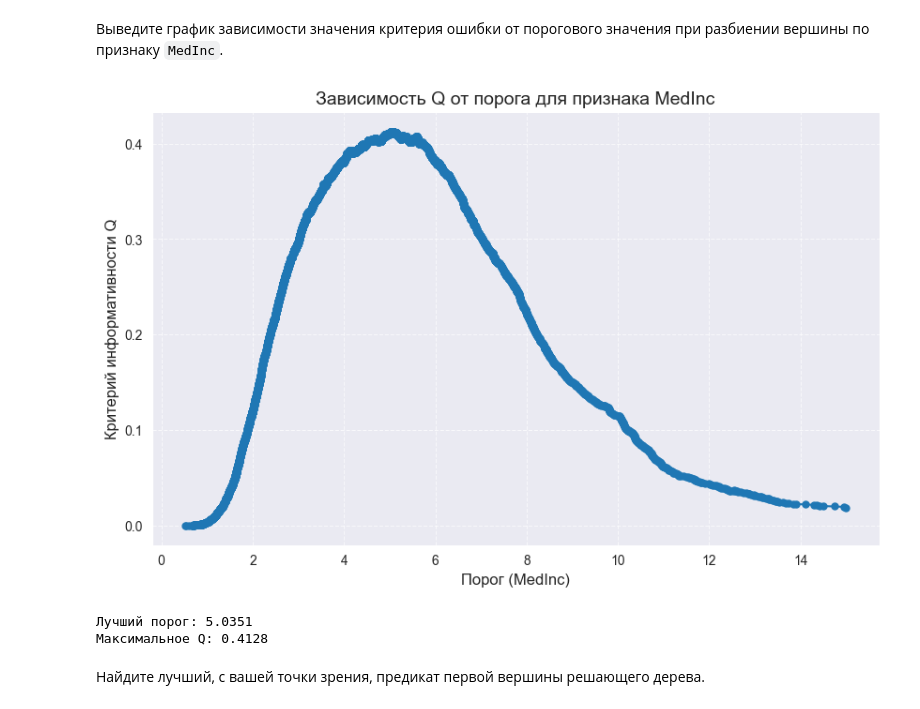
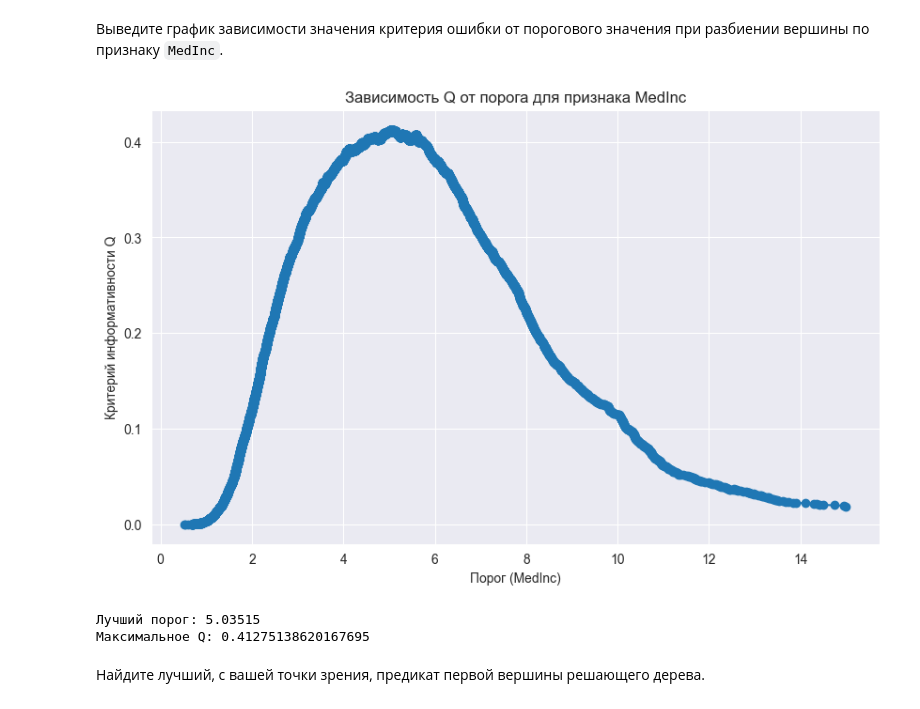
Before and after one commit to FreeCadelca/IAD_ML_HW1, a Jupyter notebook: hw07_trees/hw-07-KuleshovDmitriy.ipynb, the cells around one changed output. Saved outputs shown, nothing was run; the diff lists cells and outputs as text; code cells hidden in the pictures.

```diff
--- a/hw07_trees/hw-07-KuleshovDmitriy.ipynb
+++ b/hw07_trees/hw-07-KuleshovDmitriy.ipynb
@@ -233,29 +233,28 @@ array([4.526, 3.585, 3.521, ..., 0.923, 0.847, 0.894], shape=(20640,))
 # %%
 feature_vector = X["MedInc"]
 target_vector = y
 
 thresholds, ginis, threshold_best, gini_best = find_best_split(
     feature_vector,
     target_vector,
     task="regression",
     feature_type="real"
 )
 
 plt.figure(figsize=(10, 6))
-plt.plot(thresholds, ginis, marker='o', linestyle='-', color='#1f77b4', markersize=5)
-plt.xlabel('Порог (MedInc)', fontsize=12)
-plt.ylabel('Критерий информативности Q', fontsize=12)
-plt.title('Зависимость Q от порога для признака MedInc', fontsize=14)
-plt.grid(True, linestyle='--', alpha=0.7)
+plt.plot(thresholds, ginis, marker='o', linestyle='-', color='#1f77b4')
+plt.xlabel('Порог (MedInc)')
+plt.ylabel('Критерий информативности Q')
+plt.title('Зависимость Q от порога для признака MedInc')
 plt.show()
 
 # выводим лучший порог и увеличение Q
-print(f"Лучший порог: {threshold_best:.4f}")
-print(f"Максимальное Q: {gini_best:.4f}")
+print(f"Лучший порог: {threshold_best}")
+print(f"Максимальное Q: {gini_best}")
 # %% [output]
-[figure, old version]
+[figure, new version]
-Лучший порог: 5.0351
-Максимальное Q: 0.4128
+Лучший порог: 5.03515
+Максимальное Q: 0.41275138620167695
 # %% [markdown]
 Найдите лучший, с вашей точки зрения, предикат первой вершины решающего дерева.
 # %%
```
Also changed, not shown: parts of 17 cells of this notebook.
